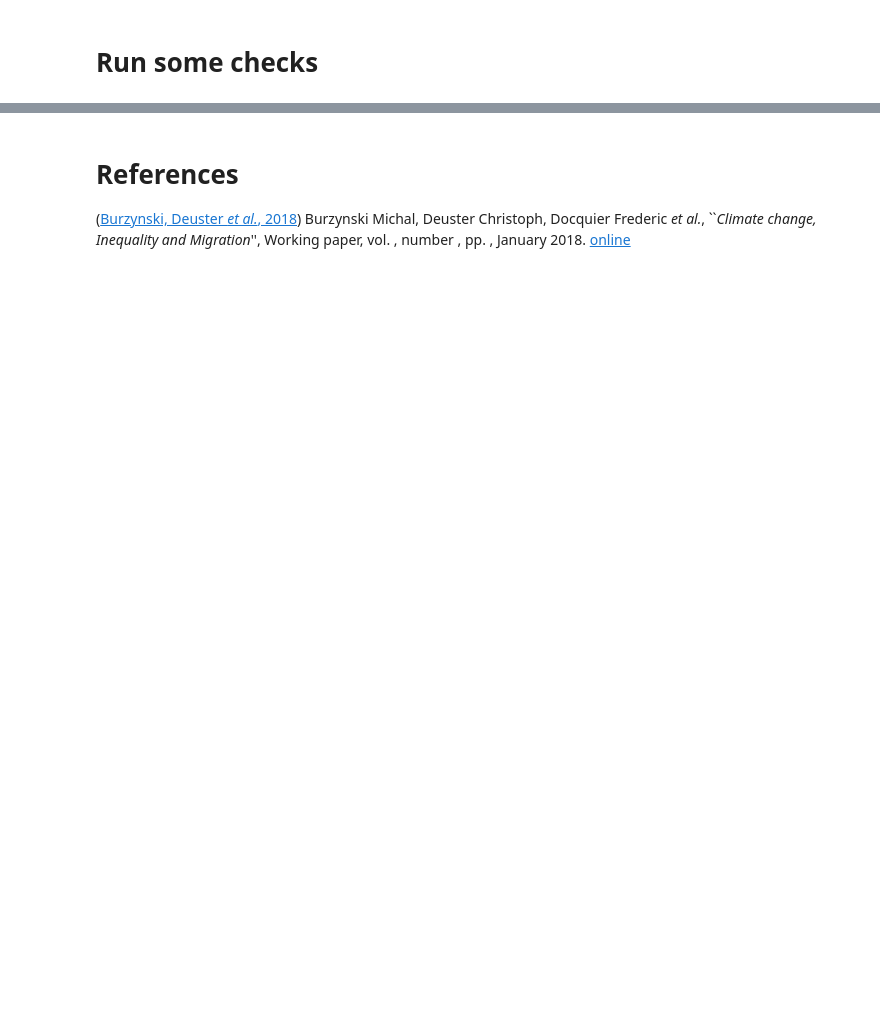
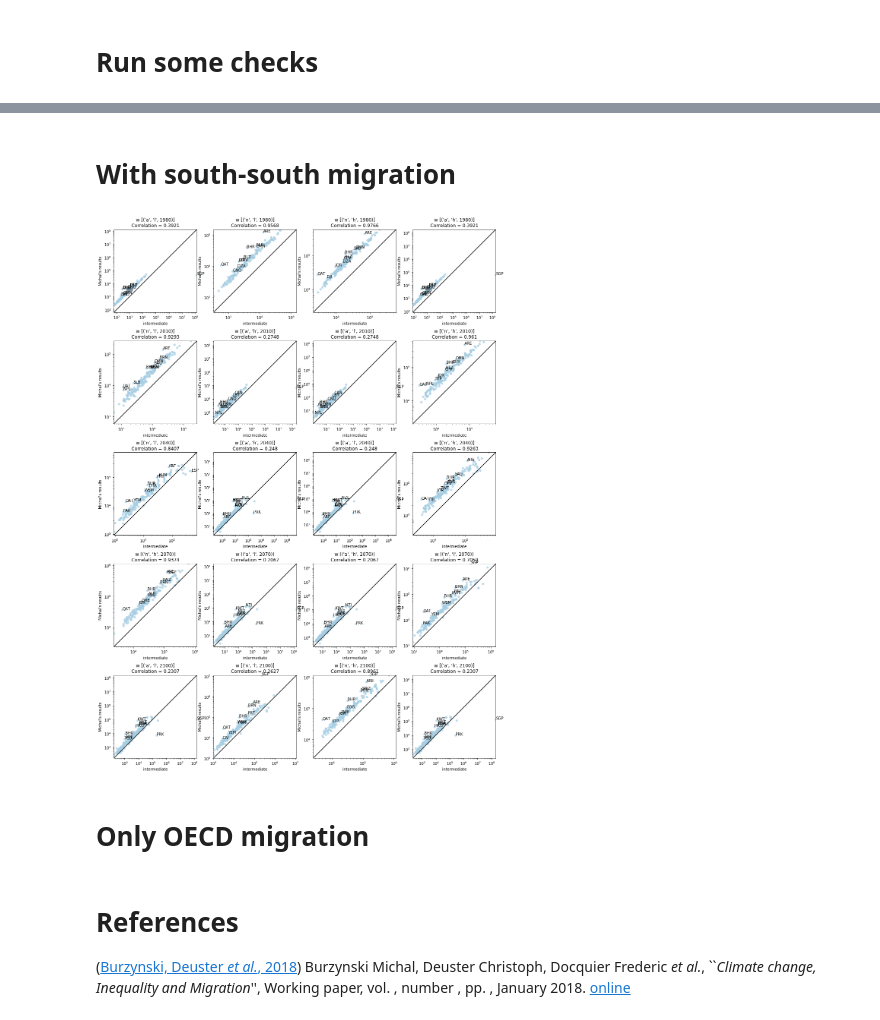
Before and after one commit to hscheewel/GeographyOfClimateMigration, a Jupyter notebook: model.ipynb, the cells around one changed output, grey strips where cells are left out. Drawn from its saved outputs; the diff is of its cells as text; code cells hidden in the pictures; blank space fills up the shorter version.

```diff
--- a/model.ipynb
+++ b/model.ipynb
@@ -607,12 +607,13 @@ def simulate(self, max_iter=150, report=False, report_from=0):
             for s in S:
                 for b in BB:
                     self.v[(r, s, b, t)] = v_fun(r, s, b, t)
-        for r in R:
-            for s in S:
-                self.N[(r, s, t+30)] = N_fun(r, s, t+30)
+        # for r in R:
+        #     for s in S:
+        #         self.N[(r, s, t+30)] = N_fun(r, s, t+30)
 
-    """ 2010-2040 Loop """
-    def loop2010to2100():
+
+    """ 2010-2100 Loop """
+    def loop2010_2100():
         plt.figure(figsize=(15, 4))
         conv = 0.8 # convergence parameter
 
@@ -702,7 +703,7 @@ def simulate(self, max_iter=150, report=False, report_from=0):
     plt.show()
 
     loop1980()
-    loop2010to2100()
+    loop2010_2100()
 
 model.simulate = simulate
 # %% [markdown]
@@ -919,13 +914,12 @@ class check:
                  name = "Michal's results",
                  σ={'a': math.inf, 'n': 2.0}, # elasticity of substitution
                  μ=1.4, # 1/elasticity of mig. to wages
-                 B=0.5, # income loss due to forced discplacement
                  τ={'a': 0.0, 'n': 0.0}, # utility loss due to CLC
                  tol=1e-10, # tolerance parameter
                  inputs='new_checks.xlsx', # input of data
                  scenario='intermediate'): # climate change scenario
         self.σ = σ
-        self.τ, self.μ, self.B  = τ, μ, B
+        self.τ, self.μ = τ, μ
         self.tol = tol
         self.name = name
 
@@ -951,11 +945,13 @@ class check:
         self.OECD = data_i['OECD'] # OECD indicator
         self.iso = data_i['iso3'] # iso3 Code
         self.A = data_irt['A'] # total factor productivity
-        self.ω = data_irt['ω'] #
+        self.Y = data_irt['Y'] # GDP
+        self.ω = data_irt['ω'] # fraction of flooded population
+        self.Γ__w = data_irt['Γ__w']
         self.L = data_irst['L'] # resident population
         self.N = data_irst['N'] # native population
-        self.w = data_irst['N'] # native population
-        self.mii = data_irsbt['mii'] # emigrant to stayer ratio (internal)
+        self.w = data_irst['w'] # native population
+        #self.mii = data_irsbt['mii'] # emigrant to stayer ratio (internal)
         self.n = data_irsbt['n']
         self.p = data_irsbt['p']
 
@@ -1038,0 +1027,16 @@ compare_models(m0,m1,'u')
+# %% [markdown]
+# With south-south migration
+# %%
+# compare_models(m0,m1,'N')
+# print("----------------")
+# compare_models(m0,m1,'L')
+# print("----------------")
+# compare_models(m0,m1,'u')
+# print("----------------")
+compare_models(m0,m1,'w')
+# print("----------------")
+#compare_models(m0,m1,'Y')
+# %% [output]
+[figure, added]
+# %% [markdown]
+# Only OECD migration
```
Also changed, not shown: parts of 5 cells of this notebook.
